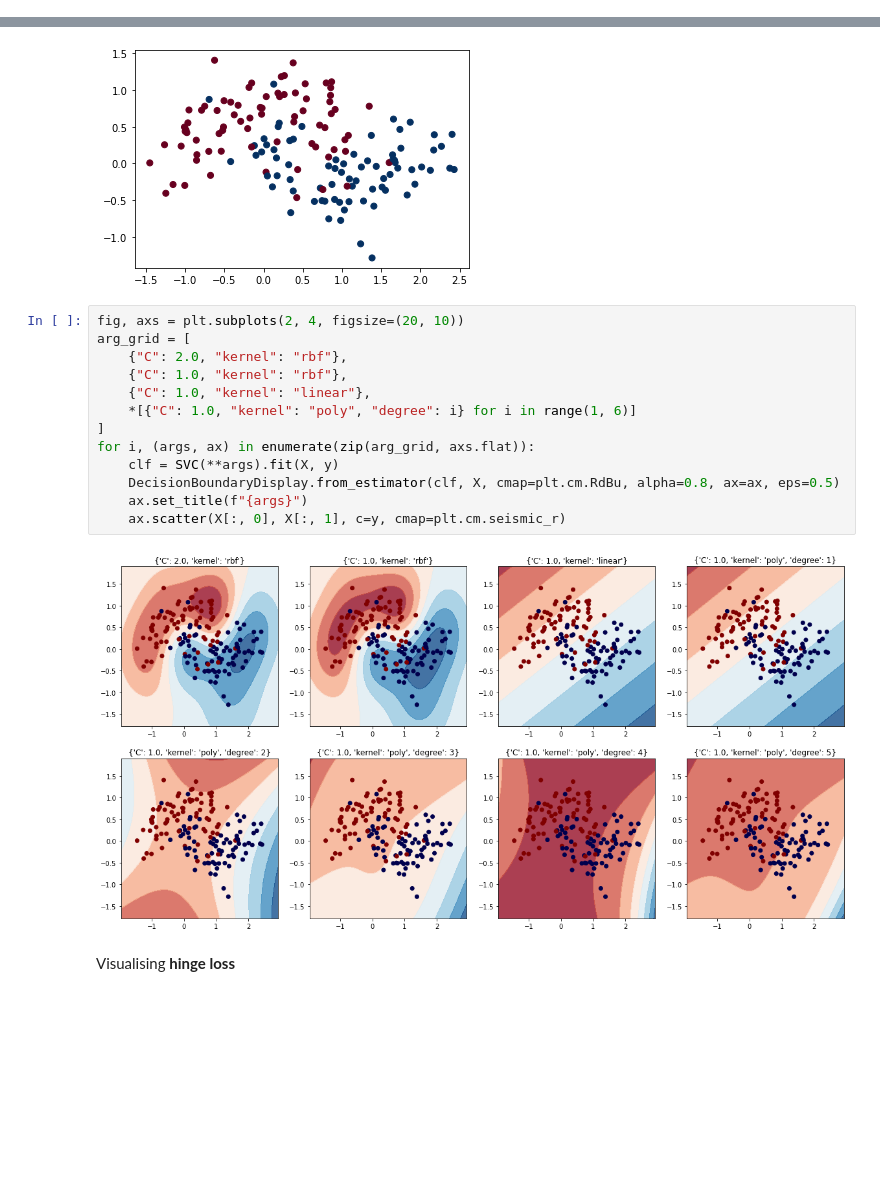
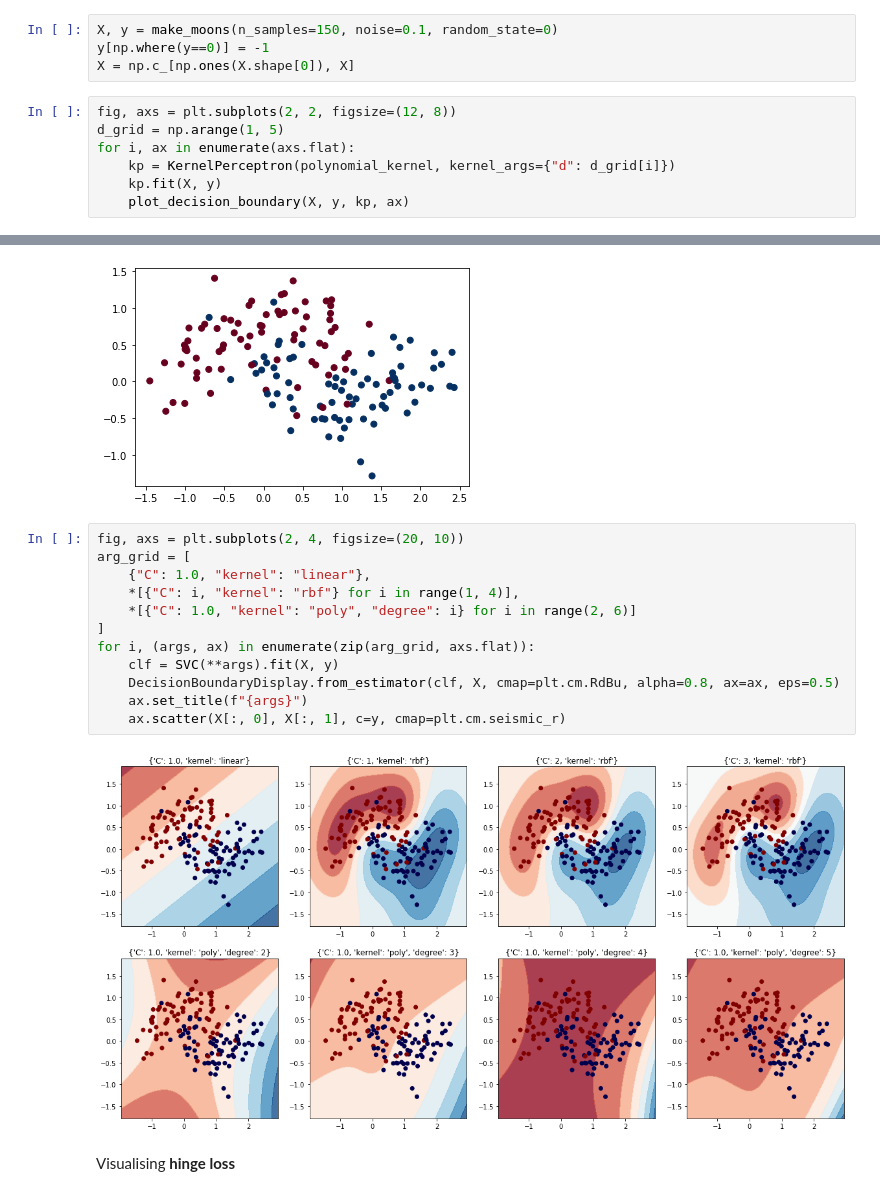
Before and after one commit to nerrma/tutoring, a Jupyter notebook: notebooks/KernelMethods-Lab.ipynb, the cells around one changed output, grey strips where cells are left out. Drawn from its saved outputs; the diff is of its cells as text; blank space fills up the shorter version.

Commit message:
More modifications on Kernel Methods lab.

```diff
--- a/notebooks/KernelMethods-Lab.ipynb
+++ b/notebooks/KernelMethods-Lab.ipynb
@@ -226,0 +244,11 @@ for i, ax in enumerate(axs.flat):
+# %%
+X, y = make_moons(n_samples=150, noise=0.1, random_state=0)
+y[np.where(y==0)] = -1
+X = np.c_[np.ones(X.shape[0]), X]
+# %%
+fig, axs = plt.subplots(2, 2, figsize=(12, 8))
+d_grid = np.arange(1, 5)
+for i, ax in enumerate(axs.flat):
+    kp = KernelPerceptron(polynomial_kernel, kernel_args={"d": d_grid[i]})
+    kp.fit(X, y)
+    plot_decision_boundary(X, y, kp, ax)
@@ -242,18 +271,17 @@ plt.scatter(X[:, 0], X[:, 1], c=y, cmap=plt.cm.RdBu)
 # %%
 fig, axs = plt.subplots(2, 4, figsize=(20, 10))
 arg_grid = [
-    {"C": 2.0, "kernel": "rbf"},
-    {"C": 1.0, "kernel": "rbf"},
     {"C": 1.0, "kernel": "linear"},
-    *[{"C": 1.0, "kernel": "poly", "degree": i} for i in range(1, 6)]
+    *[{"C": i, "kernel": "rbf"} for i in range(1, 4)],
+    *[{"C": 1.0, "kernel": "poly", "degree": i} for i in range(2, 6)]
 ]
 for i, (args, ax) in enumerate(zip(arg_grid, axs.flat)):
     clf = SVC(**args).fit(X, y)
     DecisionBoundaryDisplay.from_estimator(clf, X, cmap=plt.cm.RdBu, alpha=0.8, ax=ax, eps=0.5)
     ax.set_title(f"{args}")
     ax.scatter(X[:, 0], X[:, 1], c=y, cmap=plt.cm.seismic_r)
 # %% [output]
-[figure, old version]
+[figure, new version]
 # %% [markdown]
 Visualising **hinge loss**
 # %%
```
Also changed, not shown: parts of 11 cells of this notebook.
